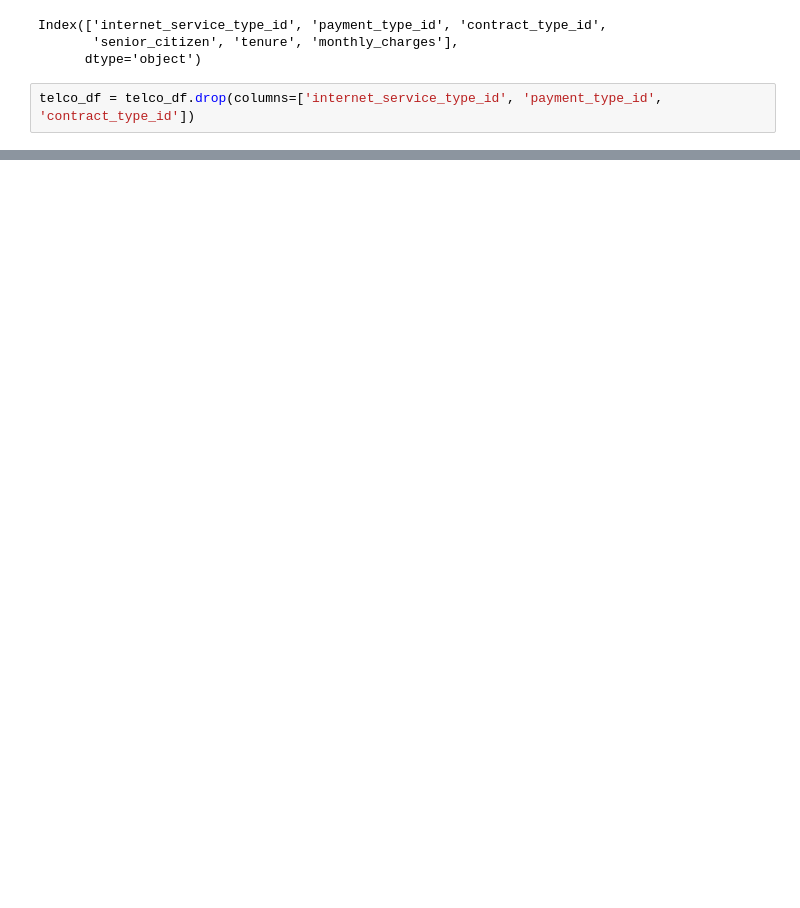
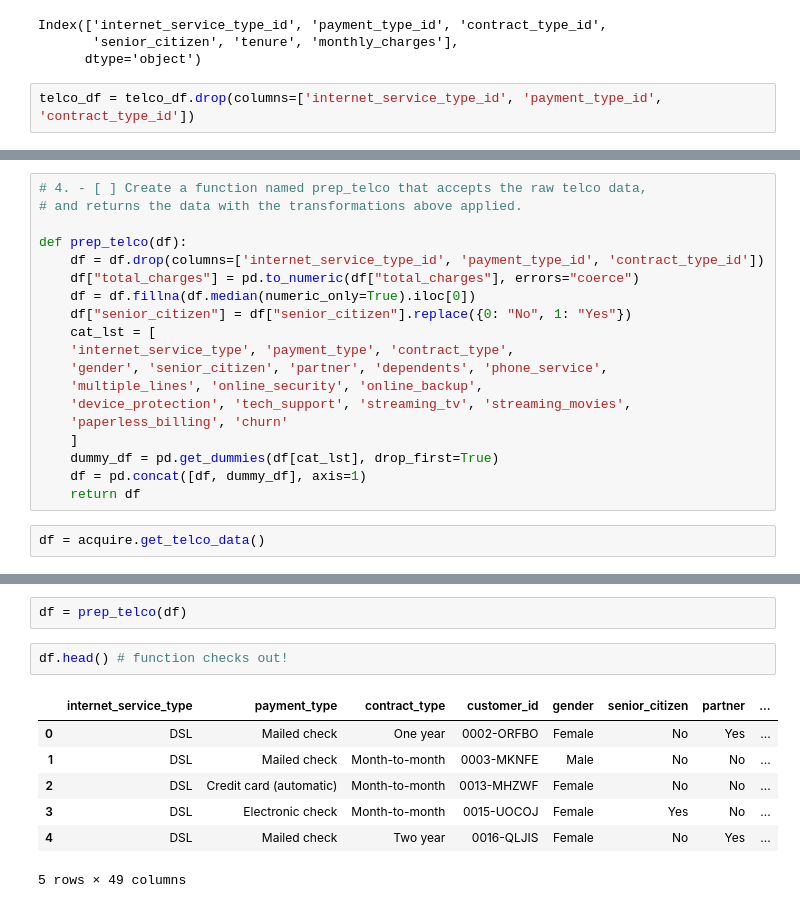
Before and after one commit to mijailmariano/classification-exercises, a Jupyter notebook: classification_exervices.ipynb, the cells around one changed output, grey strips where cells are left out. Drawn from its saved outputs; the diff is of its cells as text; blank space fills up the shorter version.

```diff
--- a/classification_exervices.ipynb
+++ b/classification_exervices.ipynb
@@ -966,0 +1141,21 @@ telco_df.head()
+# %%
+# 4. - [ ] Create a function named prep_telco that accepts the raw telco data,
+# and returns the data with the transformations above applied.
+
+def prep_telco(df):
+    df = df.drop(columns=['internet_service_type_id', 'payment_type_id', 'contract_type_id'])
+    df["total_charges"] = pd.to_numeric(df["total_charges"], errors="coerce")
+    df = df.fillna(df.median(numeric_only=True).iloc[0])
+    df["senior_citizen"] = df["senior_citizen"].replace({0: "No", 1: "Yes"})
+    cat_lst = [
+    'internet_service_type', 'payment_type', 'contract_type',
+    'gender', 'senior_citizen', 'partner', 'dependents', 'phone_service',
+    'multiple_lines', 'online_security', 'online_backup',
+    'device_protection', 'tech_support', 'streaming_tv', 'streaming_movies',
+    'paperless_billing', 'churn'
+    ]
+    dummy_df = pd.get_dummies(df[cat_lst], drop_first=True)
+    df = pd.concat([df, dummy_df], axis=1)
+    return df
+# %%
+df = acquire.get_telco_data()
@@ -966,0 +1172,12 @@ telco_df.head()
+# %%
+df = prep_telco(df)
+# %%
+df.head() # function checks out!
+# %% [output]
+|  | internet_service_type | payment_type | contract_type | customer_id | gender | senior_citizen | partner | ... |
+| 0 | DSL | Mailed check | One year | 0002-ORFBO | Female | No | Yes | ... |
+| 1 | DSL | Mailed check | Month-to-month | 0003-MKNFE | Male | No | No | ... |
+| 2 | DSL | Credit card (automatic) | Month-to-month | 0013-MHZWF | Female | No | No | ... |
+| 3 | DSL | Electronic check | Month-to-month | 0015-UOCOJ | Female | Yes | No | ... |
+| 4 | DSL | Mailed check | Two year | 0016-QLJIS | Female | No | Yes | ... |
+5 rows × 49 columns
```
Also changed, not shown: parts of 29 cells of this notebook, 1 other file.
